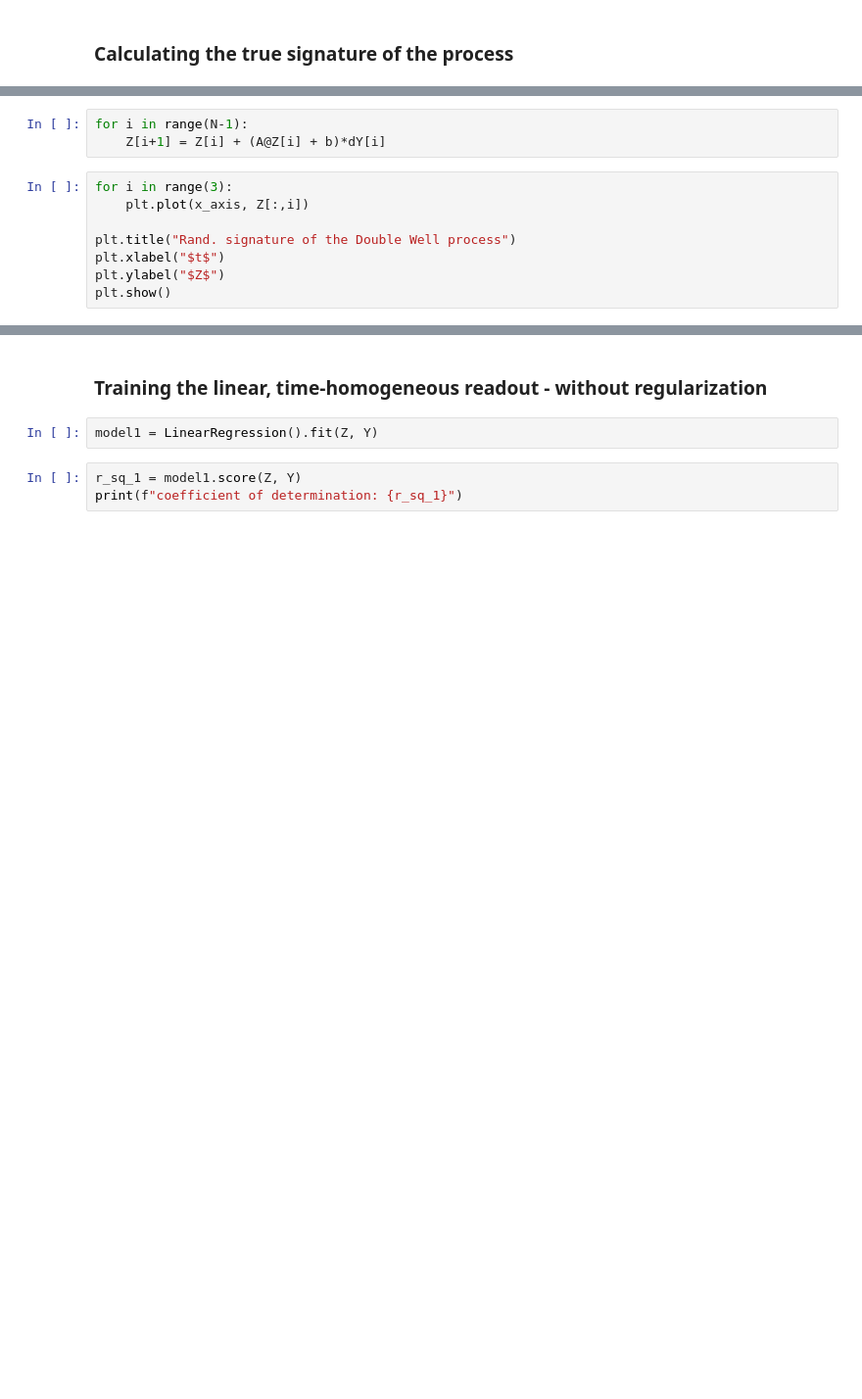
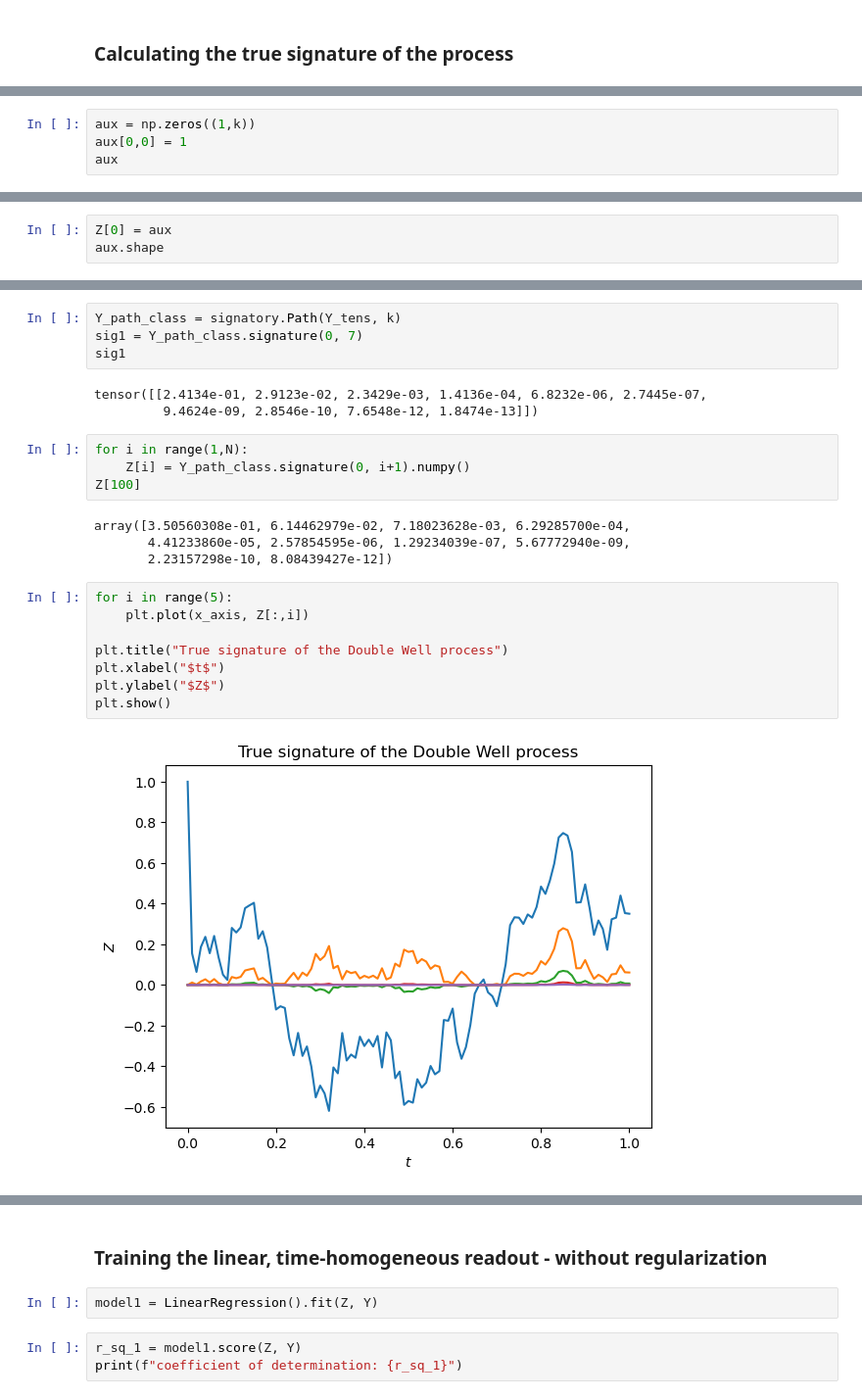
Before and after one commit to vdrvar/signature_randomization_differential-equations, a Jupyter notebook: Signature - Simulation - signatory.ipynb, the cells around one changed output, grey strips where cells are left out. Shown at 98% size. Drawn from its saved outputs; the diff is of its cells as text; blank space fills up the shorter version.

```diff
--- a/Signature - Simulation - signatory.ipynb
+++ b/Signature - Simulation - signatory.ipynb
@@ -199,0 +275,4 @@ Z[0][0] = 1
+# %%
+aux = np.zeros((1,k))
+aux[0,0] = 1
+aux
@@ -199,0 +281,3 @@ Z[0][0] = 1
+# %%
+Z[0] = aux
+aux.shape
@@ -200,13 +307,27 @@ Z[0][0] = 1
+# %%
+Y_path_class = signatory.Path(Y_tens, k)
+sig1 = Y_path_class.signature(0, 7)
+sig1
+# %% [output]
+tensor([[2.4134e-01, 2.9123e-02, 2.3429e-03, 1.4136e-04, 6.8232e-06, 2.7445e-07,
+         9.4624e-09, 2.8546e-10, 7.6548e-12, 1.8474e-13]])
 # %%
-for i in range(N-1):
-    Z[i+1] = Z[i] + (A@Z[i] + b)*dY[i]
+for i in range(1,N):
+    Z[i] = Y_path_class.signature(0, i+1).numpy()
+Z[100]
+# %% [output]
+array([3.50560308e-01, 6.14462979e-02, 7.18023628e-03, 6.29285700e-04,
+       4.41233860e-05, 2.57854595e-06, 1.29234039e-07, 5.67772940e-09,
+       2.23157298e-10, 8.08439427e-12])
 # %%
-for i in range(3):
+for i in range(5):
     plt.plot(x_axis, Z[:,i])
 
-plt.title("Rand. signature of the Double Well process")
+plt.title("True signature of the Double Well process")
 plt.xlabel("$t$")
 plt.ylabel("$Z$")
 plt.show()
+# %% [output]
+[figure, added]
 # %%
 Z.shape
```
Also changed, not shown: parts of 54 cells of this notebook, 1 other file.
